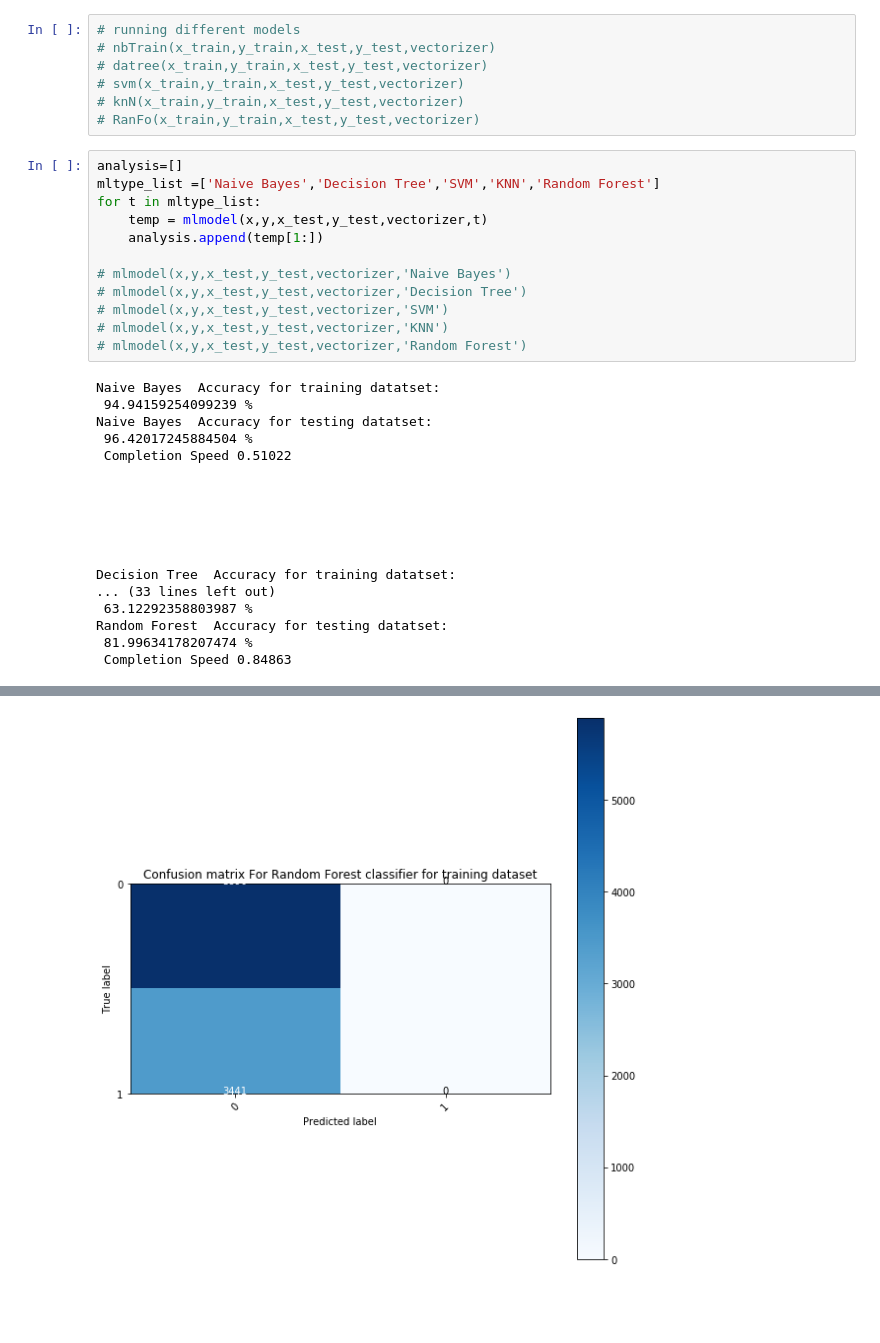
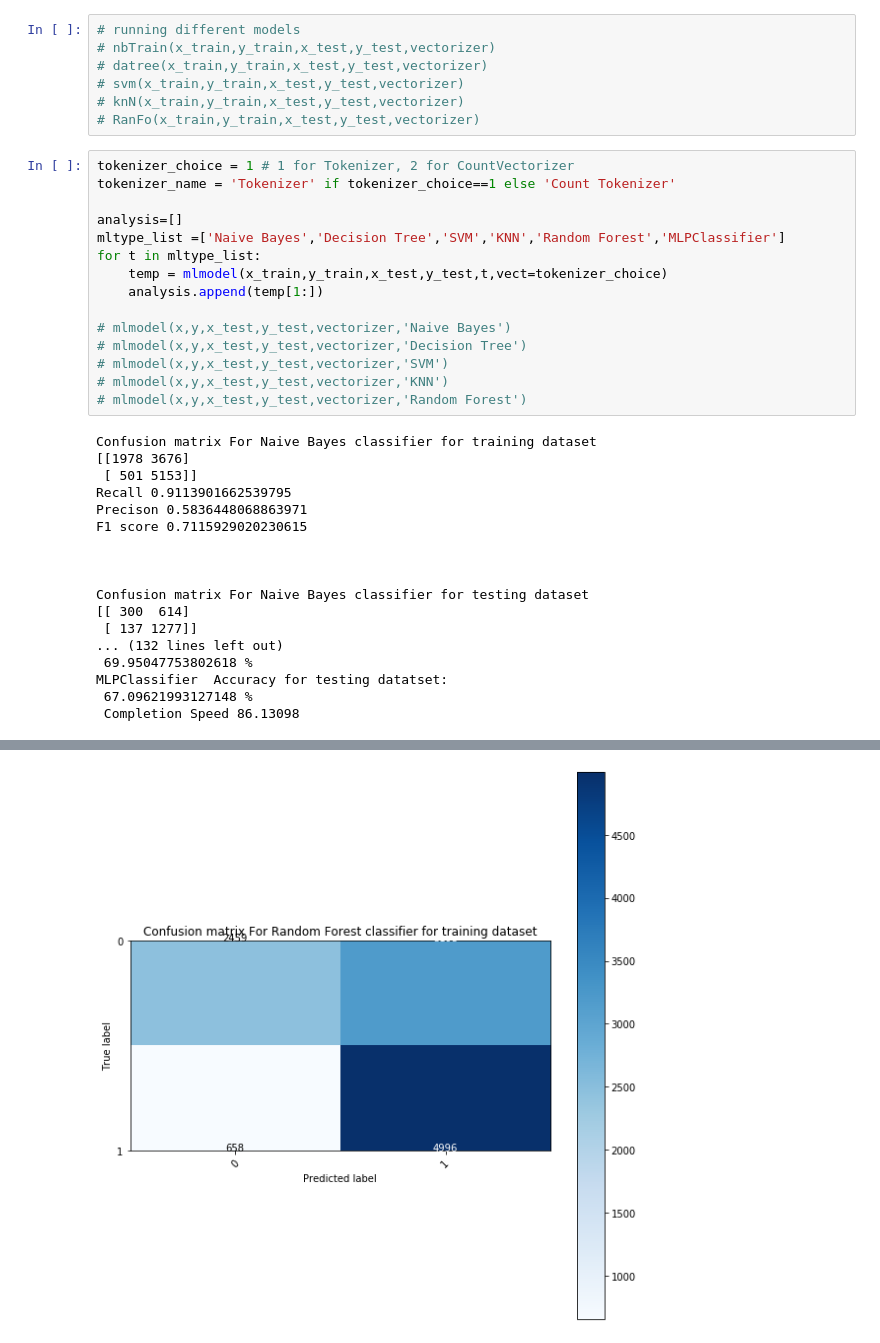
Before and after one commit to HokageHimanshu/Depression_Detection_From_Tweets_and_text, a Jupyter notebook: code.ipynb, the cells around one changed output, grey strips where cells are left out. Drawn from its saved outputs; the diff is of its cells as text; blank space fills up the shorter version.

```diff
--- a/code.ipynb
+++ b/code.ipynb
@@ -554,10 +829,13 @@ Using the Models
 # knN(x_train,y_train,x_test,y_test,vectorizer)
 # RanFo(x_train,y_train,x_test,y_test,vectorizer)
 # %%
+tokenizer_choice = 1 # 1 for Tokenizer, 2 for CountVectorizer
+tokenizer_name = 'Tokenizer' if tokenizer_choice==1 else 'Count Tokenizer'
+
 analysis=[]
-mltype_list =['Naive Bayes','Decision Tree','SVM','KNN','Random Forest']
+mltype_list =['Naive Bayes','Decision Tree','SVM','KNN','Random Forest','MLPClassifier']
 for t in mltype_list:
-    temp = mlmodel(x,y,x_test,y_test,vectorizer,t)
+    temp = mlmodel(x_train,y_train,x_test,y_test,t,vect=tokenizer_choice)
     analysis.append(temp[1:])
 
 # mlmodel(x,y,x_test,y_test,vectorizer,'Naive Bayes')
@@ -566,20 +844,20 @@ for t in mltype_list:
 # mlmodel(x,y,x_test,y_test,vectorizer,'KNN')
 # mlmodel(x,y,x_test,y_test,vectorizer,'Random Forest')
 # %% [output]
-Naive Bayes  Accuracy for training datatset:
- 94.94159254099239 %
-Naive Bayes  Accuracy for testing datatset:
- 96.42017245884504 %
- Completion Speed 0.51022
+Confusion matrix For Naive Bayes classifier for training dataset
+[[1978 3676]
+ [ 501 5153]]
+Recall 0.9113901662539795
+Precison 0.5836448068863971
+F1 score 0.7115929020230615
 
 
 
-
-
-
-Decision Tree  Accuracy for training datatset:
-... (33 lines left out)
- 63.12292358803987 %
-Random Forest  Accuracy for testing datatset:
- 81.99634178207474 %
- Completion Speed 0.84863
+Confusion matrix For Naive Bayes classifier for testing dataset
+[[ 300  614]
+ [ 137 1277]]
+... (132 lines left out)
+ 69.95047753802618 %
+MLPClassifier  Accuracy for testing datatset:
+ 67.09621993127148 %
+ Completion Speed 86.13098
@@ -594 +872 @@ Random Forest  Accuracy for testing datatset:
-[figure, old version]
+[figure, new version]
```
Also changed, not shown: parts of 24 cells of this notebook, 11 other files.
